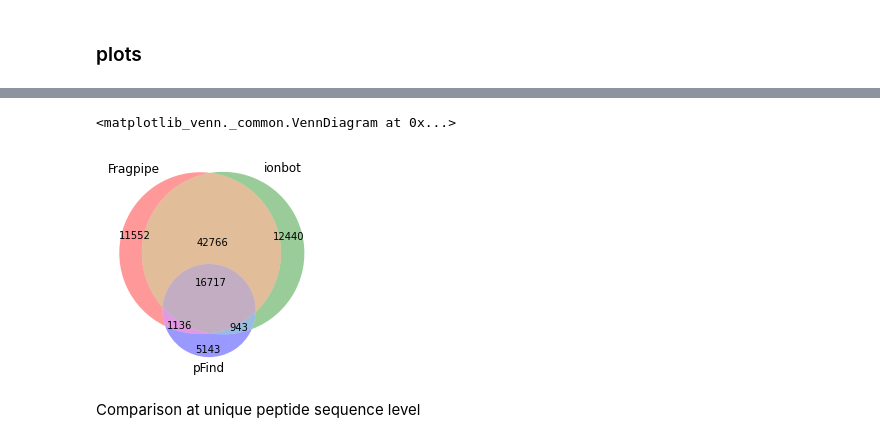
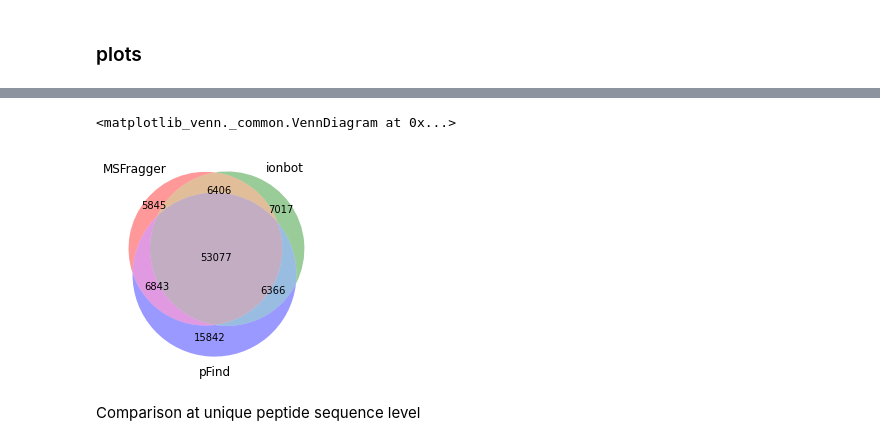
Before and after one commit to rodvrees/Master_Thesis, a Jupyter notebook: OSE_comparison.ipynb, the cells around one changed output, grey strips where cells are left out. Saved outputs shown, nothing was run; the diff lists cells and outputs as text; code cells hidden in the pictures.

```diff
--- a/OSE_comparison.ipynb
+++ b/OSE_comparison.ipynb
@@ -167,8 +167,8 @@ plt.show()
-# %%
-venn3(subsets = ((2204+2176+2513+1410+1527+1722),(2423+2291+2798+1488+1445+1995), (8746+8185+10270+4608+4715+6242),(1148+1003+1357+466+540+629),(209+233+266+125+133+170),(176+182+205+109+117+154),(3413+3287+4224+1712+1894+2187)), set_labels = ('Fragpipe', 'ionbot', 'pFind'))
-# %% [output]
-<matplotlib_venn._common.VennDiagram at 0x...>
-[figure, removed]
+# %%
+venn3(subsets = ((1104+1103+1227+736+796+879),(1362+1308+1605+843+800+1099),(1163+1137+1289+835+872+1110),(3217+2949+3689+1754+1886+2347),(1309+1306+1552+799+864+1013),(1237+1165+1398+754+762+1050),(10996+10335+13205+5485+5737+7319)), set_labels=["MSFragger", "ionbot", "pFind"])
+# %% [output]
+<matplotlib_venn._common.VennDiagram at 0x...>
+[figure, added]
 # %% [markdown]
 Comparison at unique peptide sequence level
 # %% [markdown]
```
Also changed, not shown: parts of 3 cells of this notebook, 19 other files.
